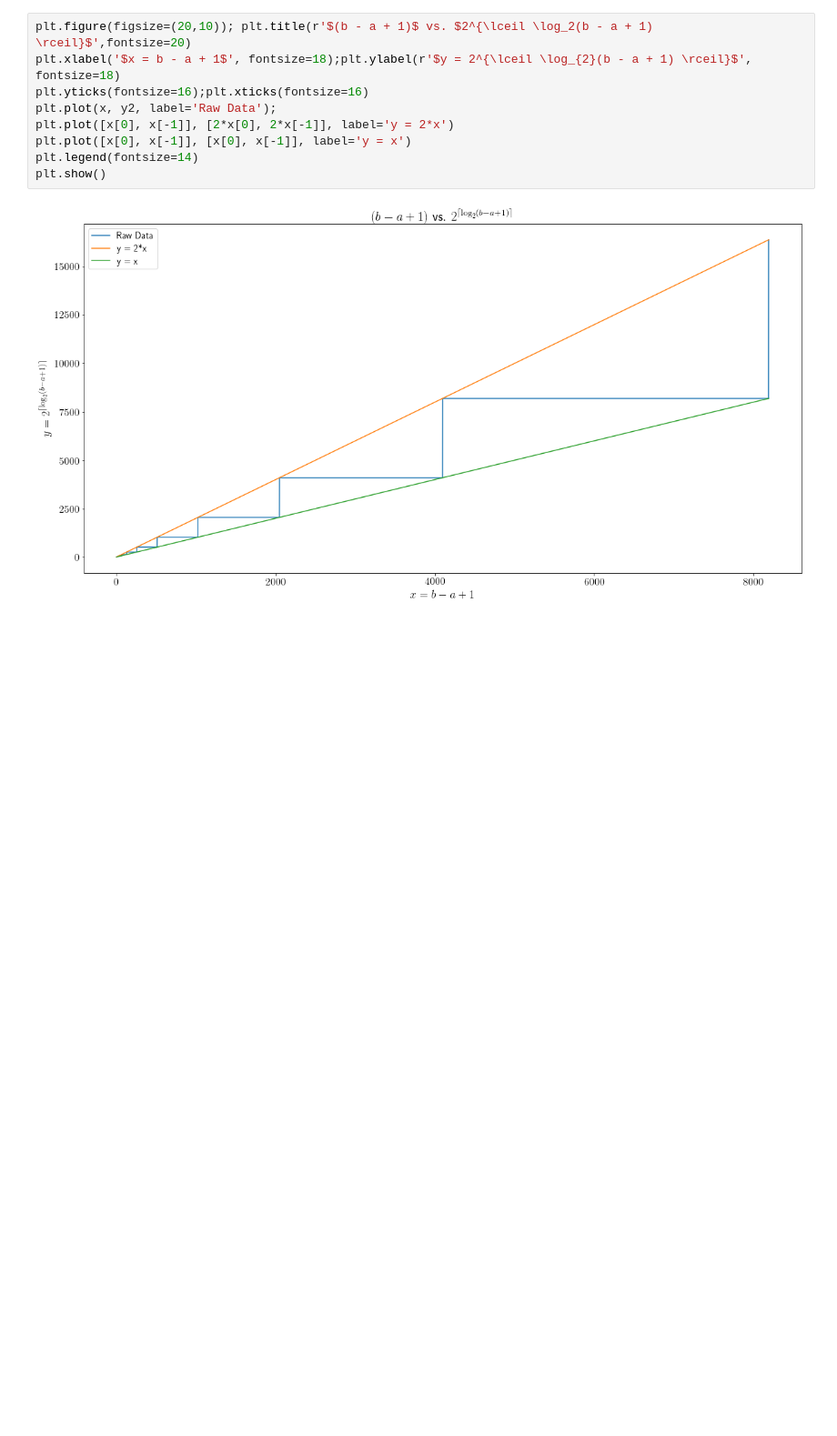
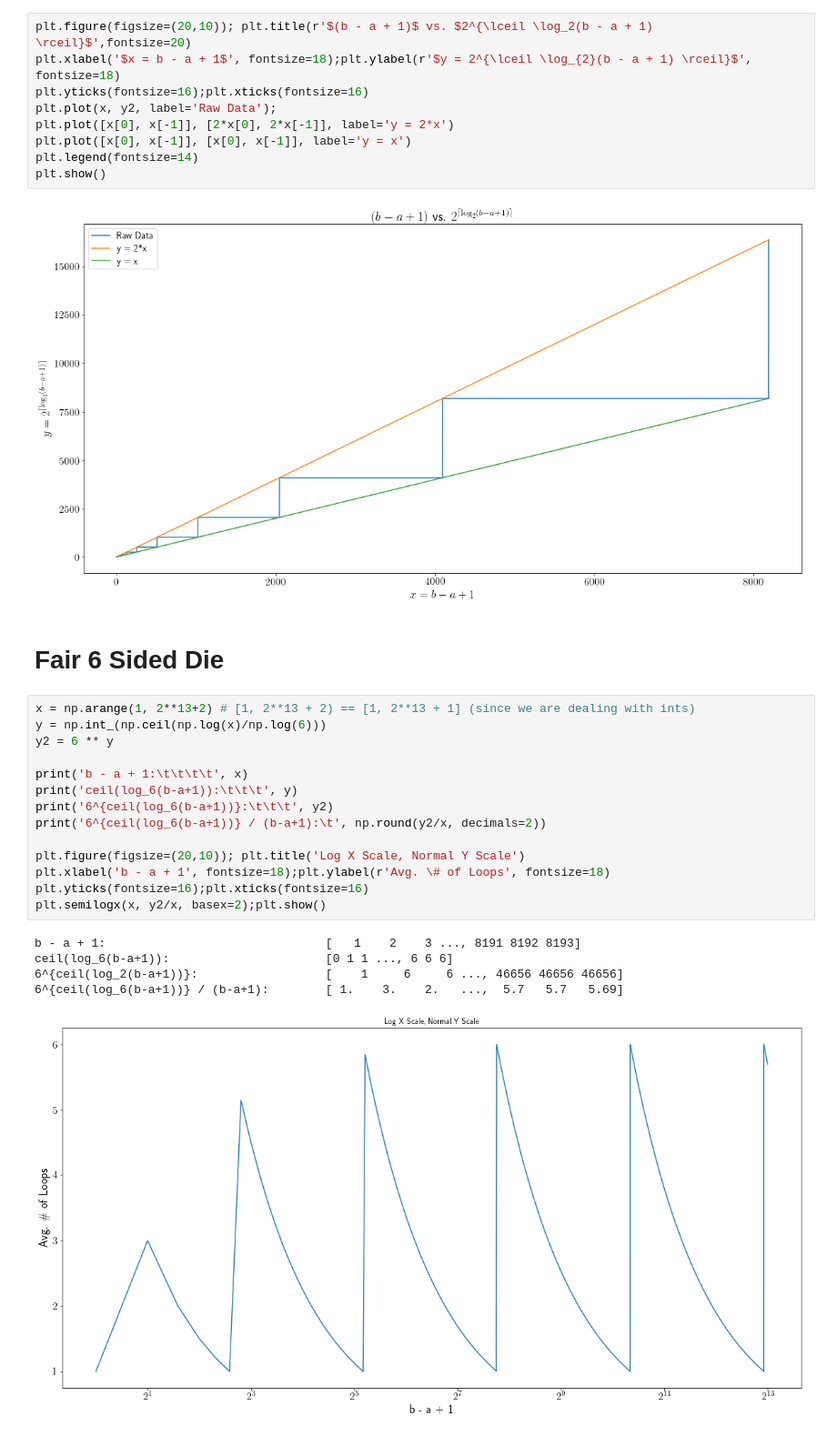
Before and after one commit to jonathan-shahen/public-jupyter-notebooks, a Jupyter notebook: 2017-09-ece-606-algorithms/ECE 606 Quiz 5.ipynb, the cells around one changed output. Shown: that part at 91% size. Saved outputs shown, nothing was run; the diff lists cells and outputs as text; blank space fills up the shorter version.

Commit message:
adding 6 sided die example

```diff
--- a/2017-09-ece-606-algorithms/ECE 606 Quiz 5.ipynb
+++ b/2017-09-ece-606-algorithms/ECE 606 Quiz 5.ipynb
@@ -40,3 +44,25 @@ plt.legend(fontsize=14)
 plt.show()
 # %% [output]
 [figure]
+# %% [markdown]
+# Fair 6 Sided Die
+# %%
+x = np.arange(1, 2**13+2) # [1, 2**13 + 2) == [1, 2**13 + 1] (since we are dealing with ints)
+y = np.int_(np.ceil(np.log(x)/np.log(6)))
+y2 = 6 ** y
+
+print('b - a + 1:\t\t\t\t', x)
+print('ceil(log_6(b-a+1)):\t\t\t', y)
+print('6^{ceil(log_6(b-a+1))}:\t\t\t', y2)
+print('6^{ceil(log_6(b-a+1))} / (b-a+1):\t', np.round(y2/x, decimals=2))
+
+plt.figure(figsize=(20,10)); plt.title('Log X Scale, Normal Y Scale')
+plt.xlabel('b - a + 1', fontsize=18);plt.ylabel(r'Avg. \# of Loops', fontsize=18)
+plt.yticks(fontsize=16);plt.xticks(fontsize=16)
+plt.semilogx(x, y2/x, basex=2);plt.show()
+# %% [output]
+b - a + 1:                               [   1    2    3 ..., 8191 8192 8193]
+ceil(log_6(b-a+1)):                      [0 1 1 ..., 6 6 6]
+6^{ceil(log_2(b-a+1))}:                  [    1     6     6 ..., 46656 46656 46656]
+6^{ceil(log_6(b-a+1))} / (b-a+1):        [ 1.    3.    2.   ...,  5.7   5.7   5.69]
+[figure, added]
```
Also changed, not shown: parts of 2 cells of this notebook, 1 other file.
